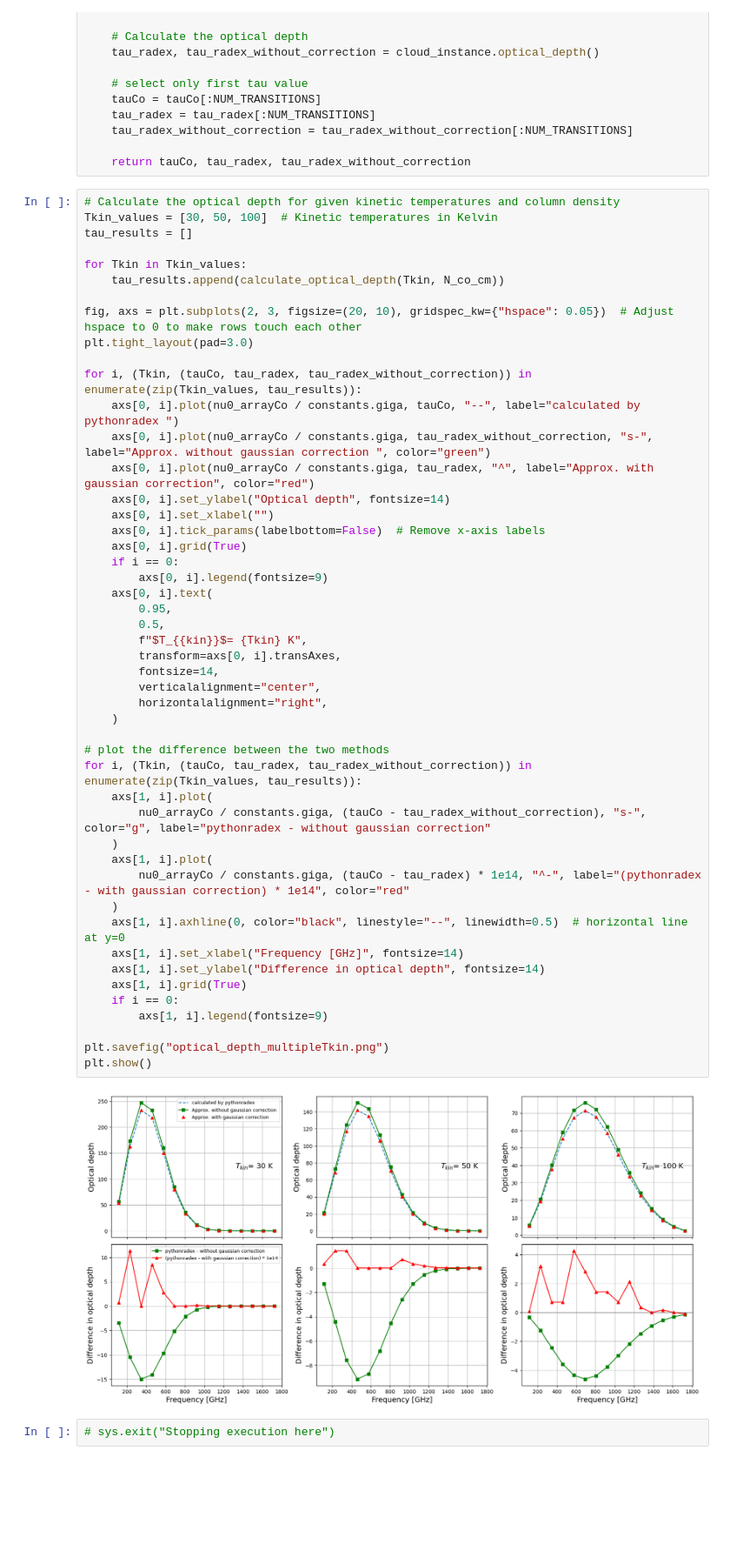
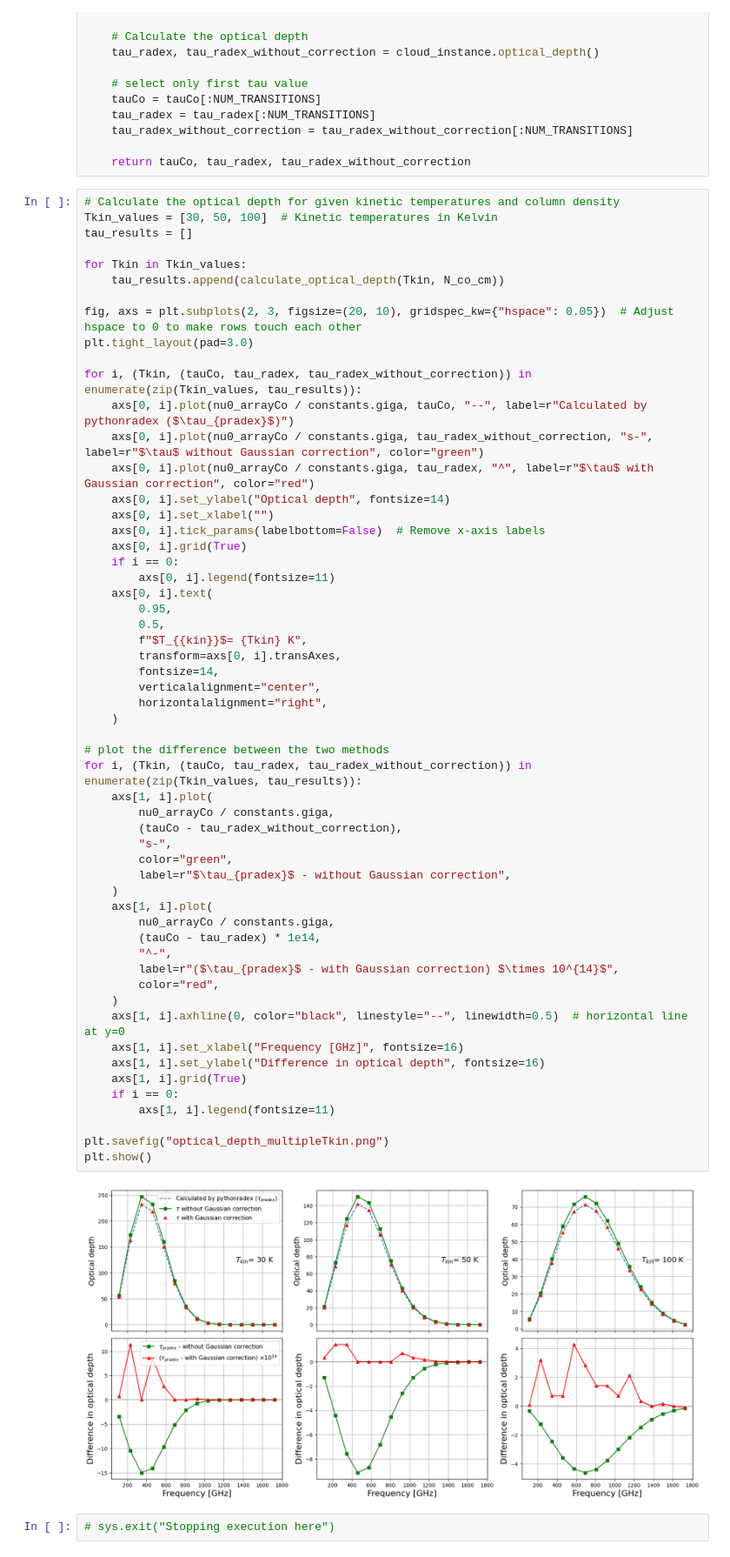
Before and after one commit to aleksej-rodano/phas0052_project, a Jupyter notebook: pythonradex_clean.ipynb, the cells around one changed output. Shown at 87% size. Drawn from its saved outputs; the diff is of its cells as text; blank space fills up the shorter version.

Commit message:
plot styling

```diff
--- a/pythonradex_clean.ipynb
+++ b/pythonradex_clean.ipynb
@@ -584,44 +584,52 @@ fig, axs = plt.subplots(2, 3, figsize=(20, 10), gridspec_kw={"hspace": 0.05})  #
 plt.tight_layout(pad=3.0)
 
 for i, (Tkin, (tauCo, tau_radex, tau_radex_without_correction)) in enumerate(zip(Tkin_values, tau_results)):
-    axs[0, i].plot(nu0_arrayCo / constants.giga, tauCo, "--", label="calculated by pythonradex ")
-    axs[0, i].plot(nu0_arrayCo / constants.giga, tau_radex_without_correction, "s-", label="Approx. without gaussian correction ", color="green")
-    axs[0, i].plot(nu0_arrayCo / constants.giga, tau_radex, "^", label="Approx. with gaussian correction", color="red")
+    axs[0, i].plot(nu0_arrayCo / constants.giga, tauCo, "--", label=r"Calculated by pythonradex ($\tau_{pradex}$)")
+    axs[0, i].plot(nu0_arrayCo / constants.giga, tau_radex_without_correction, "s-", label=r"$\tau$ without Gaussian correction", color="green")
+    axs[0, i].plot(nu0_arrayCo / constants.giga, tau_radex, "^", label=r"$\tau$ with Gaussian correction", color="red")
     axs[0, i].set_ylabel("Optical depth", fontsize=14)
     axs[0, i].set_xlabel("")
     axs[0, i].tick_params(labelbottom=False)  # Remove x-axis labels
     axs[0, i].grid(True)
     if i == 0:
-        axs[0, i].legend(fontsize=9)
+        axs[0, i].legend(fontsize=11)
     axs[0, i].text(
         0.95,
         0.5,
         f"$T_{{kin}}$= {Tkin} K",
         transform=axs[0, i].transAxes,
         fontsize=14,
         verticalalignment="center",
         horizontalalignment="right",
     )
 
 # plot the difference between the two methods
 for i, (Tkin, (tauCo, tau_radex, tau_radex_without_correction)) in enumerate(zip(Tkin_values, tau_results)):
     axs[1, i].plot(
-        nu0_arrayCo / constants.giga, (tauCo - tau_radex_without_correction), "s-", color="g", label="pythonradex - without gaussian correction"
+        nu0_arrayCo / constants.giga,
+        (tauCo - tau_radex_without_correction),
+        "s-",
+        color="green",
+        label=r"$\tau_{pradex}$ - without Gaussian correction",
     )
     axs[1, i].plot(
-        nu0_arrayCo / constants.giga, (tauCo - tau_radex) * 1e14, "^-", label="(pythonradex - with gaussian correction) * 1e14", color="red"
+        nu0_arrayCo / constants.giga,
+        (tauCo - tau_radex) * 1e14,
+        "^-",
+        label=r"($\tau_{pradex}$ - with Gaussian correction) $\times 10^{14}$",
+        color="red",
     )
     axs[1, i].axhline(0, color="black", linestyle="--", linewidth=0.5)  # horizontal line at y=0
-    axs[1, i].set_xlabel("Frequency [GHz]", fontsize=14)
-    axs[1, i].set_ylabel("Difference in optical depth", fontsize=14)
+    axs[1, i].set_xlabel("Frequency [GHz]", fontsize=16)
+    axs[1, i].set_ylabel("Difference in optical depth", fontsize=16)
     axs[1, i].grid(True)
     if i == 0:
-        axs[1, i].legend(fontsize=9)
+        axs[1, i].legend(fontsize=11)
 
 plt.savefig("optical_depth_multipleTkin.png")
 plt.show()
 # %% [output]
-[figure, old version]
+[figure, new version]
 # %%
 # sys.exit("Stopping execution here")
 # %% [markdown]
```
Also changed, not shown: parts of 4 cells of this notebook, 3 other files.
